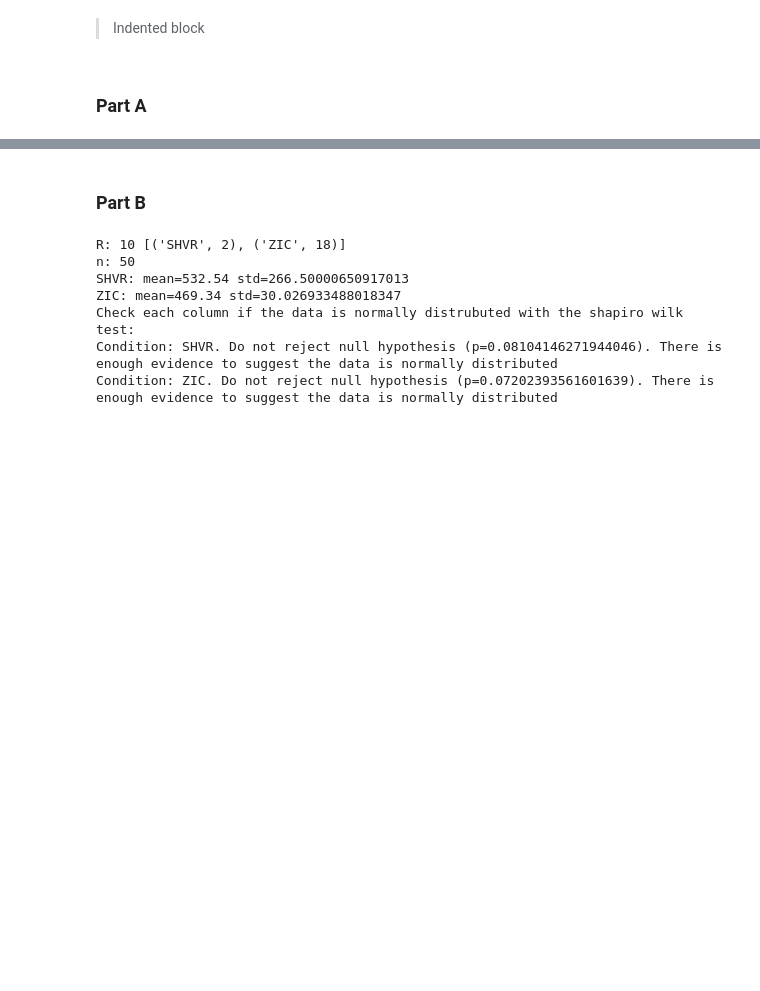
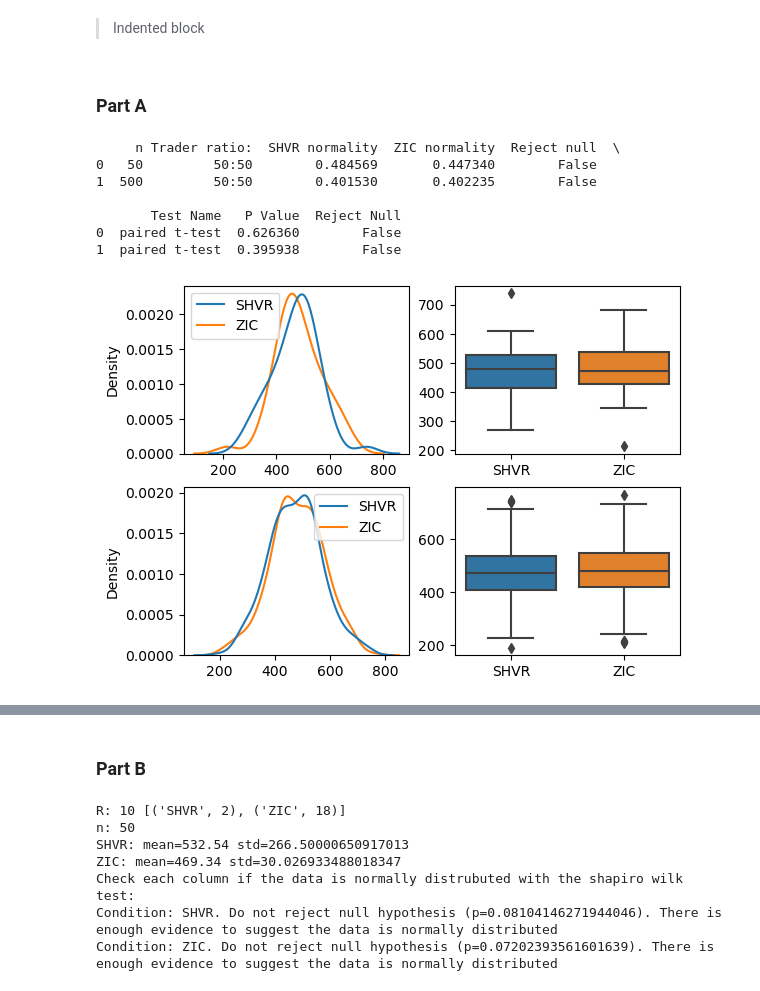
Before and after one commit to ImranZaminAli/fintech_cw, a Jupyter notebook: cw.ipynb, the cells around one changed output, grey strips where cells are left out. Drawn from its saved outputs; the diff is of its cells as text; code cells hidden in the pictures; blank space fills up the shorter version.

Commit message:
working part d1 code and fixed part A presentation

```diff
--- a/cw.ipynb
+++ b/cw.ipynb
@@ -201,21 +202,32 @@ algos = ('SHVR', 'ZIC')
 seller_specs = get_traders_specs(algos=algos, percentages=r_vals, num_traders=num_sellers)
 buyer_specs = get_traders_specs(algos=algos, percentages=r_vals, num_traders=num_buyers)
 traders_specs = {'sellers': seller_specs, 'buyers': buyer_specs}
-
+start_time = 0
+end_time = 15 * 60
+supply_schedule = [{'from': start_time, 'to': end_time, 'ranges': [sup_range], 'stepmode': 'fixed'}]
+demand_schedule = [{'from': start_time, 'to': end_time, 'ranges': [dem_range], 'stepmode': 'fixed'}]
+order_interval = 60
+order_sched = {'sup': supply_schedule, 'dem': demand_schedule,
+              'interval': order_interval, 'timemode': 'periodic'}
+verbose = False
+dump_flags = {'dump_blotters': False, 'dump_lobs': False, 'dump_strats': False,
+              'dump_avgbals': True, 'dump_tape': False}
+initial_seed = 100
 #plot_sup_dem(num_buyers, [sup_range], num_sellers, [dem_range], 'fixed')
+n_vals = [50, 500]
-# %%
-start_time = 0
-end_time = 15 * 60
-supply_schedule = [{'from': start_time, 'to': end_time, 'ranges': [sup_range], 'stepmode': 'fixed'}]
-demand_schedule = [{'from': start_time, 'to': end_time, 'ranges': [dem_range], 'stepmode': 'fixed'}]
-order_interval = 60
-order_sched = {'sup': supply_schedule, 'dem': demand_schedule,
-              'interval': order_interval, 'timemode': 'periodic'}
-verbose = False
-dump_flags = {'dump_blotters': False, 'dump_lobs': False, 'dump_strats': True,
-              'dump_avgbals': True, 'dump_tape': False}
-trial_id = 'smith_chart'
-initial_seed = 100
+# %%
+summary = part_a(n_vals, (start_time, end_time, traders_specs, order_sched, dump_flags, verbose), initial_seed, r_vals)
+print(summary)
+plt.show()
+# %% [output]
+     n Trader ratio:  SHVR normality  ZIC normality  Reject null  \
+0   50         50:50        0.484569       0.447340        False
+1  500         50:50        0.401530       0.402235        False
+
+       Test Name   P Value  Reject Null
+0  paired t-test  0.626360        False
+1  paired t-test  0.395938        False
+[figure, added]
 # %%
 import time
 t1 = time.time()
```
Also changed, not shown: parts of 8 cells of this notebook, 3 other files.
